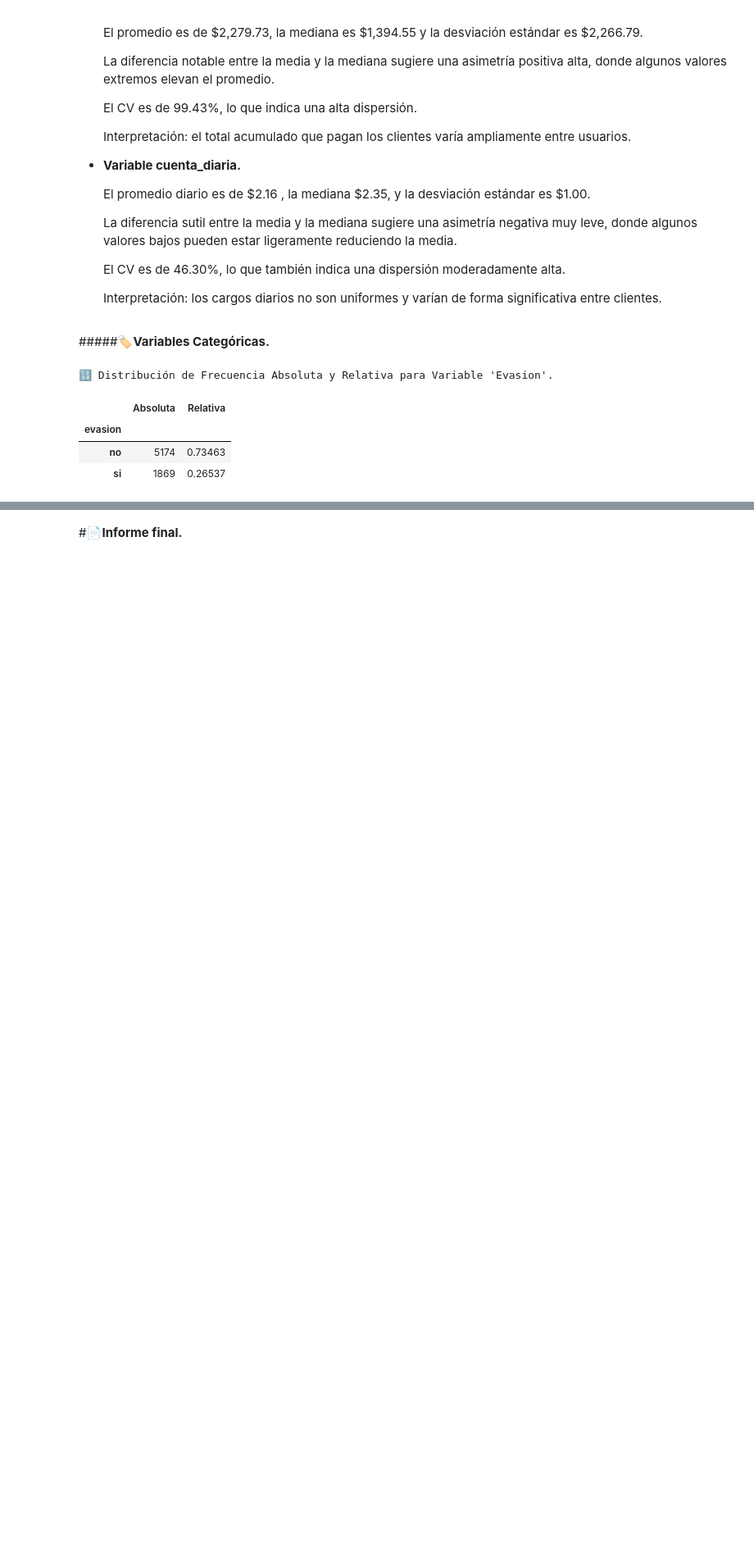
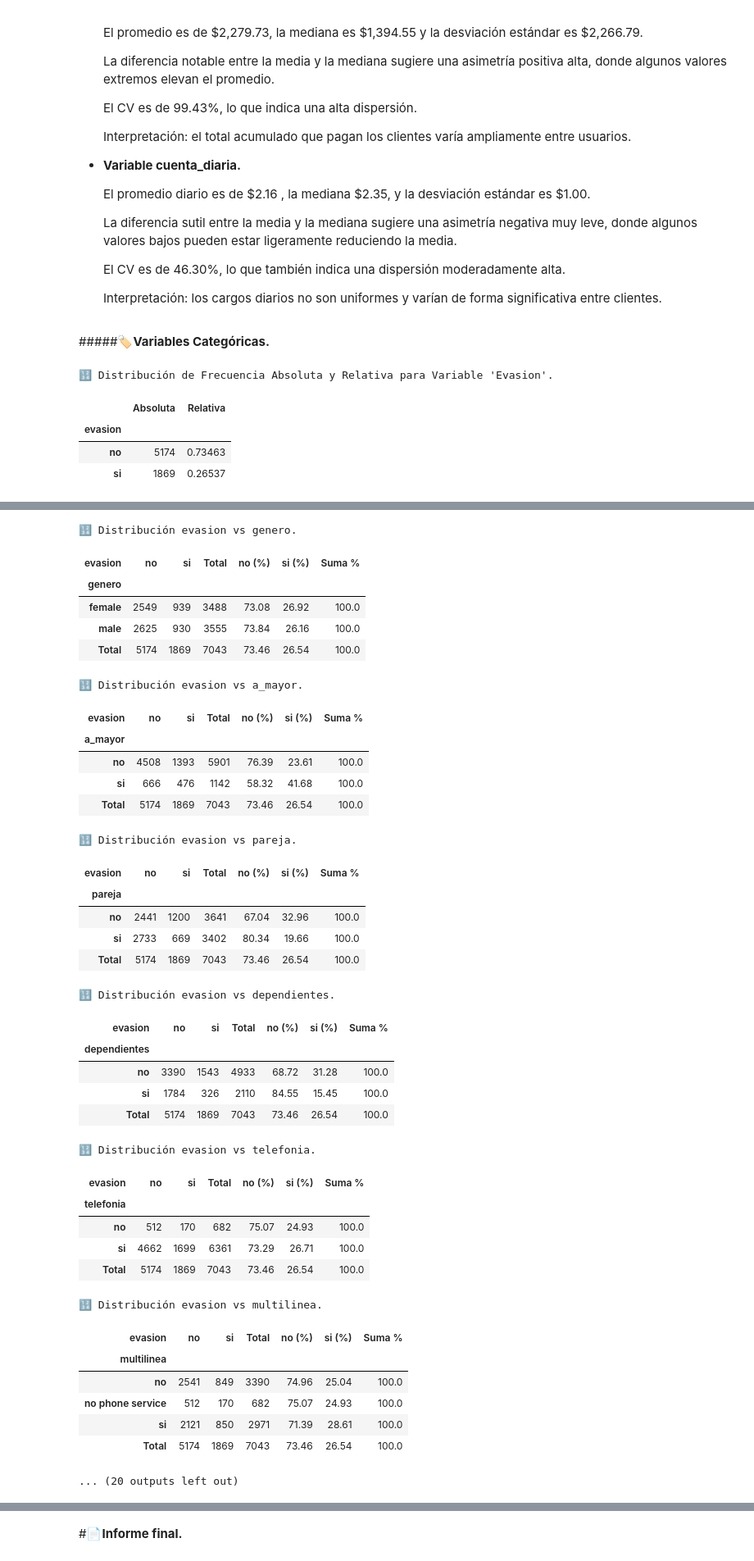
Before and after one commit to EuniceGarcia503/Challenge2_TelecomX_LATAM, a Jupyter notebook: TelecomX_LATAM.ipynb, the cells around one changed output, grey strips where cells are left out. Shown at 82% size. Cells and saved outputs as stored; diff of their text form; code cells hidden in the pictures; blank space fills up the shorter version.

Commit message:
Agrego conclusiones preliminares para las crosstab variable evasión vs (genero, a_mayor, pareja, dependientes, telefonía)

```diff
--- a/TelecomX_LATAM.ipynb
+++ b/TelecomX_LATAM.ipynb
@@ -558,0 +565,79 @@ fig.show()
+# %%
+#código para generar crosstab.
+#Lista con variables categoricas para comparar distribución con la variable evasión.
+
+variables_categóricas = ['genero', 'a_mayor', 'pareja',
+       'dependientes','telefonia', 'multilinea', 'internet',
+       'seguridad', 'respaldo', 'proteccion', 'soporte', 'tv', 'peliculas',
+       'contrato', 'factura_online', 'm_pago']
+
+#Declaro función para construir crosstab.
+def crosstab_churn(df, col_cat, col_target, margins_name="Total"):
+    # 1) Tabla de conteos absolutos con fila y columna Total
+    tabla_abs = pd.crosstab(
+        df[col_cat],
+        df[col_target],
+        margins=True,
+        margins_name=margins_name
+    )
+
+    # 2) Detectar columnas reales del target (excluir columna de totales)
+    cols_target = [c for c in tabla_abs.columns if c != margins_name]
+
+    # 3) Calcular % por fila solo para las columnas reales del target
+    tabla_pct = tabla_abs[cols_target].div(
+        tabla_abs[cols_target].sum(axis=1), axis=0
+    ) * 100
+
+    # 4) Agregar columnas de %
+    for col in cols_target:
+        tabla_abs[f"{col} (%)"] = tabla_pct[col].round(2)
+
+    # 5) Agregar columna de verificación de suma de %
+    tabla_abs["Suma %"] = tabla_abs[[f"{col} (%)" for col in cols_target]].sum(axis=1).round(2)
+
+    return tabla_abs
+
+for col in variables_categóricas:
+  print(f"🔢 Distribución evasion vs {col}.\n")
+  display(crosstab_churn(df_telecomX_limpio, col, 'evasion'))
+  print(f'\n\n')
+# %% [output]
+🔢 Distribución evasion vs genero.
+| evasion | no | si | Total | no (%) | si (%) | Suma % |
+| genero |  |  |  |  |  |  |
+| female | 2549 | 939 | 3488 | 73.08 | 26.92 | 100.0 |
+| male | 2625 | 930 | 3555 | 73.84 | 26.16 | 100.0 |
+| Total | 5174 | 1869 | 7043 | 73.46 | 26.54 | 100.0 |
+🔢 Distribución evasion vs a_mayor.
+| evasion | no | si | Total | no (%) | si (%) | Suma % |
+| a_mayor |  |  |  |  |  |  |
+| no | 4508 | 1393 | 5901 | 76.39 | 23.61 | 100.0 |
+| si | 666 | 476 | 1142 | 58.32 | 41.68 | 100.0 |
+| Total | 5174 | 1869 | 7043 | 73.46 | 26.54 | 100.0 |
+🔢 Distribución evasion vs pareja.
+| evasion | no | si | Total | no (%) | si (%) | Suma % |
+| pareja |  |  |  |  |  |  |
+| no | 2441 | 1200 | 3641 | 67.04 | 32.96 | 100.0 |
+| si | 2733 | 669 | 3402 | 80.34 | 19.66 | 100.0 |
+| Total | 5174 | 1869 | 7043 | 73.46 | 26.54 | 100.0 |
+🔢 Distribución evasion vs dependientes.
+| evasion | no | si | Total | no (%) | si (%) | Suma % |
+| dependientes |  |  |  |  |  |  |
+| no | 3390 | 1543 | 4933 | 68.72 | 31.28 | 100.0 |
+| si | 1784 | 326 | 2110 | 84.55 | 15.45 | 100.0 |
+| Total | 5174 | 1869 | 7043 | 73.46 | 26.54 | 100.0 |
+🔢 Distribución evasion vs telefonia.
+| evasion | no | si | Total | no (%) | si (%) | Suma % |
+| telefonia |  |  |  |  |  |  |
+| no | 512 | 170 | 682 | 75.07 | 24.93 | 100.0 |
+| si | 4662 | 1699 | 6361 | 73.29 | 26.71 | 100.0 |
+| Total | 5174 | 1869 | 7043 | 73.46 | 26.54 | 100.0 |
+🔢 Distribución evasion vs multilinea.
+| evasion | no | si | Total | no (%) | si (%) | Suma % |
+| multilinea |  |  |  |  |  |  |
+| no | 2541 | 849 | 3390 | 74.96 | 25.04 | 100.0 |
+| no phone service | 512 | 170 | 682 | 75.07 | 24.93 | 100.0 |
+| si | 2121 | 850 | 2971 | 71.39 | 28.61 | 100.0 |
+| Total | 5174 | 1869 | 7043 | 73.46 | 26.54 | 100.0 |
+... (20 outputs left out)
```
Also changed, not shown: parts of 30 cells of this notebook.
